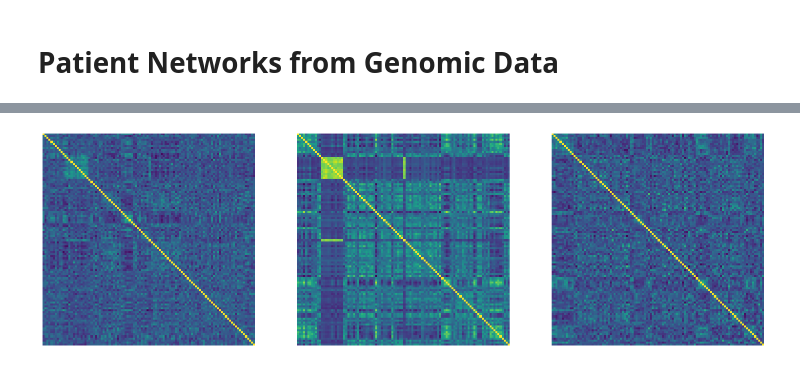
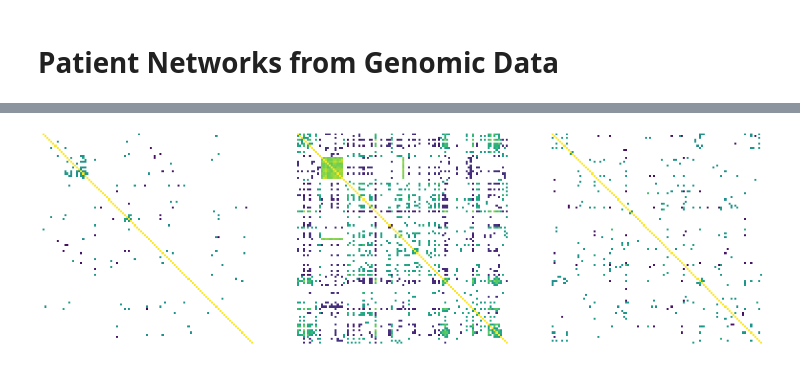
Before and after one commit to Educorreia932/FCUP-BINF, a Jupyter notebook: Assignments/Assignment 6/notebook.ipynb, the cells around one changed output, grey strips where cells are left out. Saved outputs shown, nothing was run; the diff lists cells and outputs as text; code cells hidden in the pictures.

Commit message:
Assignment 6 | Correlation thresholding

```diff
--- a/Assignments/Assignment 6/notebook.ipynb
+++ b/Assignments/Assignment 6/notebook.ipynb
@@ -48,0 +29,4 @@ dataframes = [gene_expression, methylation, mirna]
+# %%
+correlations = list(map(lambda x: x.corr(), dataframes))
+
+correlations[0].head()
@@ -48,0 +41,9 @@ dataframes = [gene_expression, methylation, mirna]
+# %%
+
+figure, axes = plt.subplots(1, 3, sharey=True, figsize=(20, 15))
+
+for i, correlation in enumerate(correlations):
+    axes[i].matshow(correlation)
+    axes[i].set_axis_off()
+
+plt.show()
@@ -48,0 +54,7 @@ dataframes = [gene_expression, methylation, mirna]
+# %%
+threshold = 0.3
+
+for i, correlation in enumerate(correlations):
+    correlations[i] = correlation[abs(correlation) >= threshold]
+
+correlations[0].head()
@@ -48,0 +69,20 @@ dataframes = [gene_expression, methylation, mirna]
+# %%
+figure, axes = plt.subplots(1, 3, figsize=(20, 7))
+
+def generate_network(correlation):
+    graph = networkx.Graph()
+
+    for i, row in correlation.iterrows():
+        for j, value in enumerate(row[:i]):
+            if not np.isnan(value):
+                graph.add_edge(i, j, weight=abs(value))
+
+    return graph
+
+for i, correlation in enumerate(correlations):
+    graph = generate_network(correlation)
+    networkx.draw(graph, node_size=50, ax=axes[i])
+
+    axes[i].set_axis_off()
+
+plt.show()
@@ -49,10 +91,10 @@ dataframes = [gene_expression, methylation, mirna]
 # %%
 figure, axes = plt.subplots(1, 3, sharey=True, figsize=(20, 15))
 
-for i, dataframe in enumerate(dataframes):
-    axes[i].matshow(dataframe.corr())
+for i, correlation in enumerate(correlations):
+    axes[i].matshow(correlation)
     axes[i].set_axis_off()
 
 plt.show()
 # %% [output]
-[figure, old version]
+[figure, new version]
```
Also changed, not shown: parts of 16 cells of this notebook.
